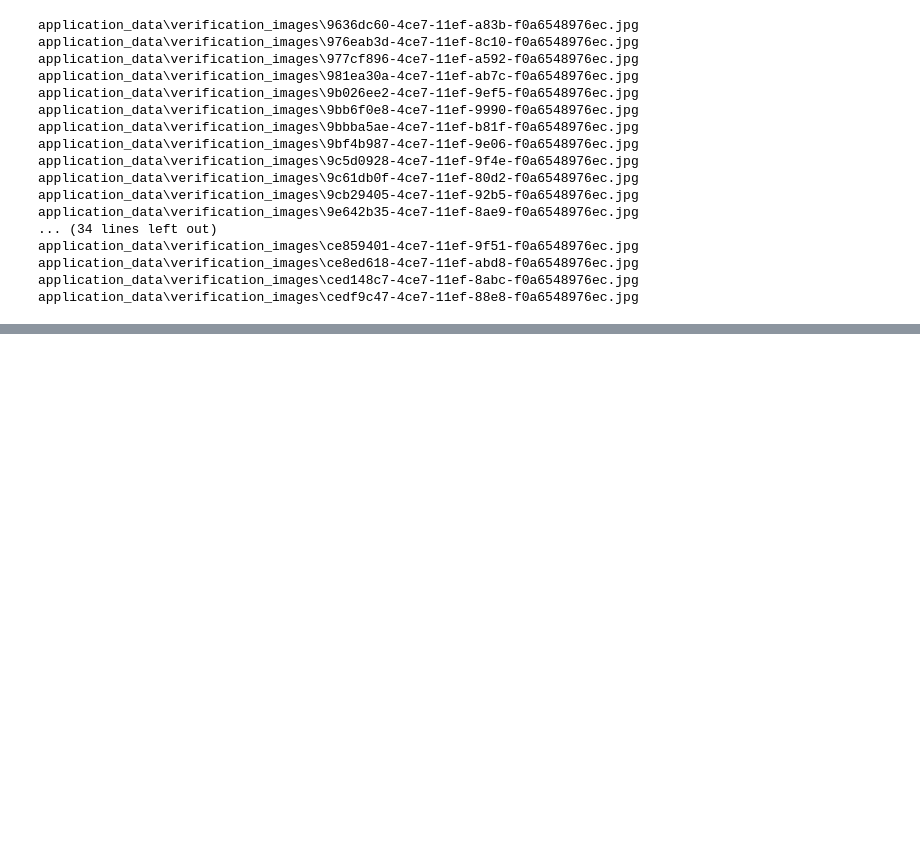
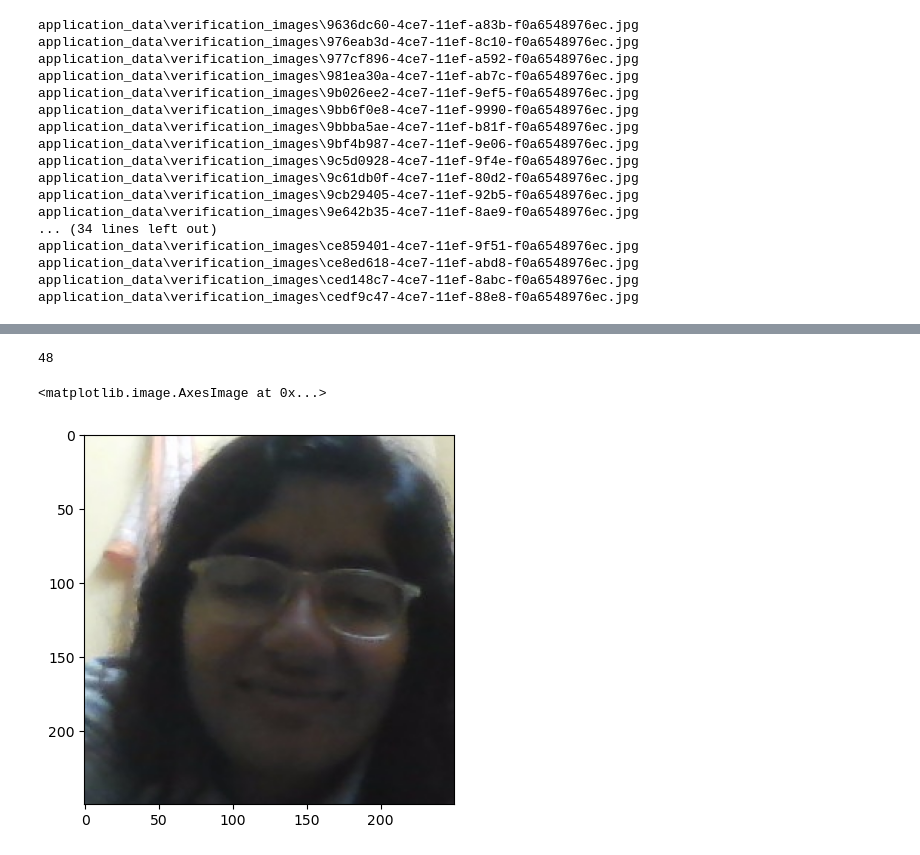
Before and after one commit to aditisingh1053/Machine-Learning-LS-24, a Jupyter notebook: WEEK 4/facial_recognition.ipynb, the cells around one changed output, grey strips where cells are left out. Cells and saved outputs as stored; diff of their text form; code cells hidden in the pictures; blank space fills up the shorter version.

```diff
--- a/WEEK 4/facial_recognition.ipynb
+++ b/WEEK 4/facial_recognition.ipynb
@@ -625,0 +666,16 @@ def verify(model, detection_threshold, verification_threshold):
+# %%
+
+np.sum(np.squeeze(results) > 0.9)
+# %% [output]
+48
+# %%
+import matplotlib.image as img
+
+# reading the image
+testImage = img.imread('application_data\input_image\input_image.jpg')
+
+# displaying the image
+plt.imshow(testImage)
+# %% [output]
+<matplotlib.image.AxesImage at 0x...>
+[figure, added]
```
Also changed, not shown: parts of 15 cells of this notebook.
